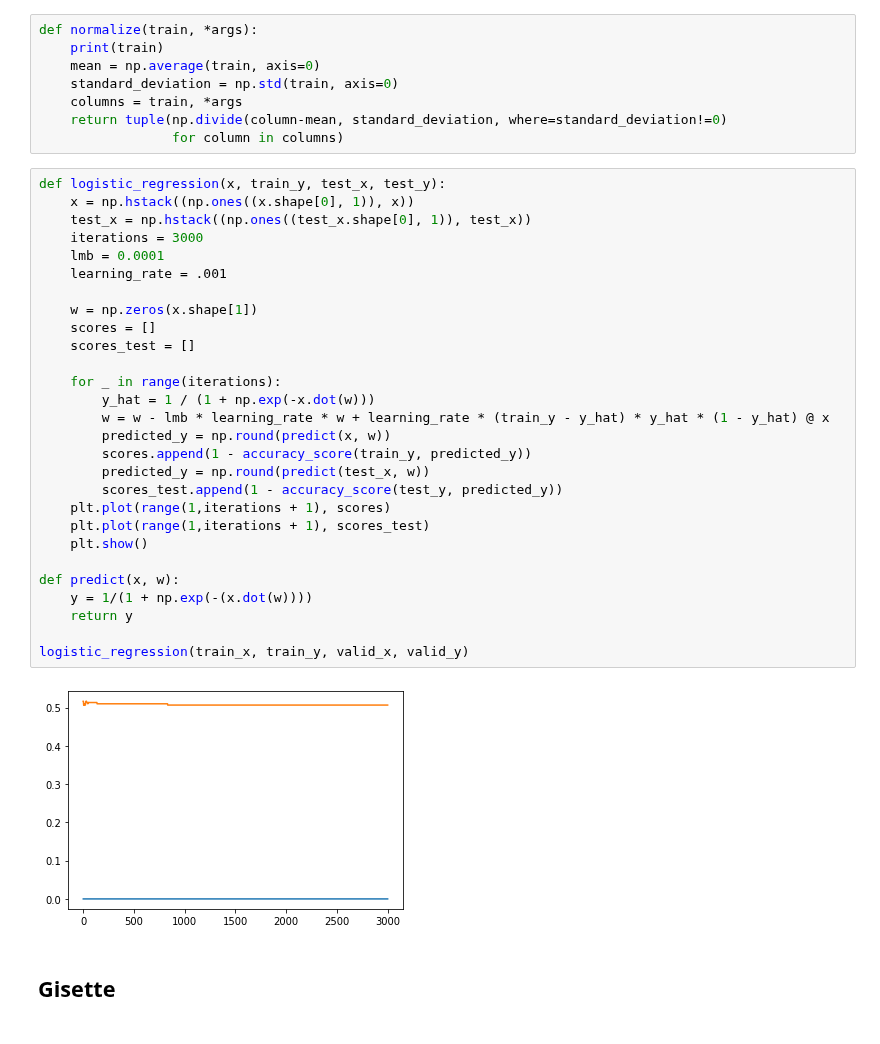
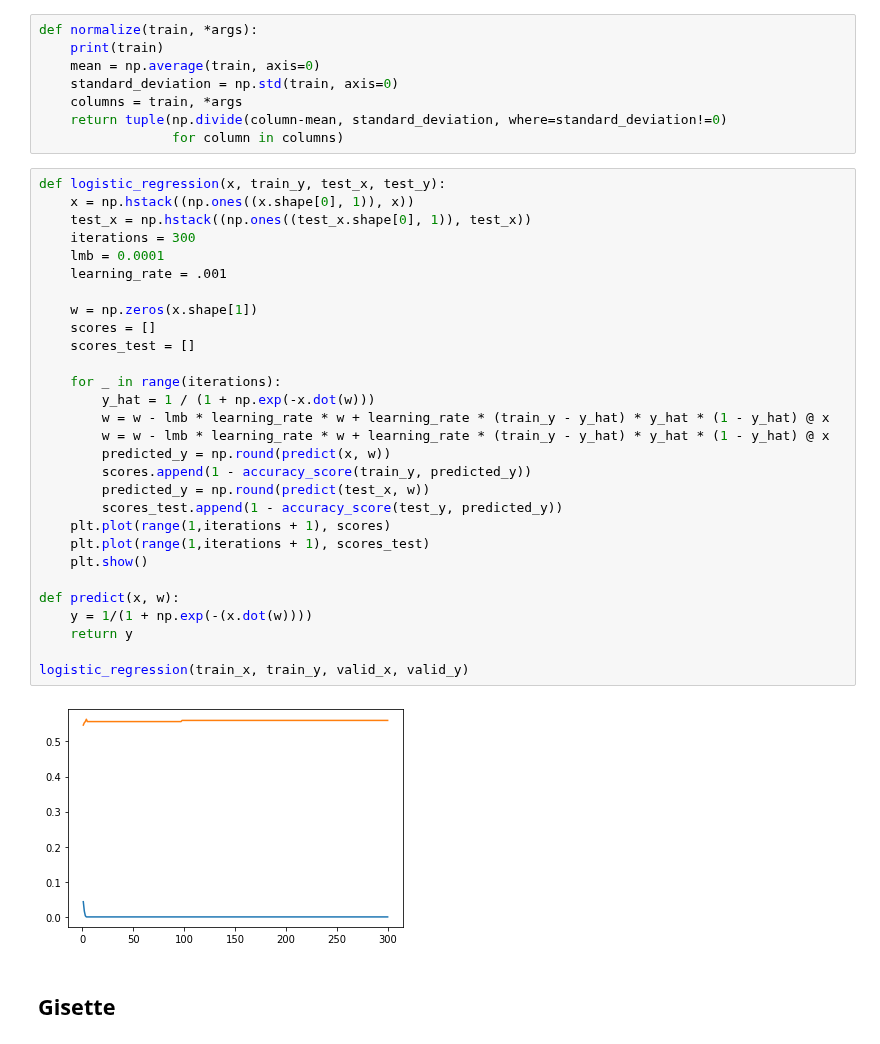
Before and after one commit to Kosaro/MachineLearningAssignments, a Jupyter notebook: Logistic Regression.ipynb, the cells around one changed output. Drawn from its saved outputs; the diff is of its cells as text.

```diff
--- a/Logistic Regression.ipynb
+++ b/Logistic Regression.ipynb
@@ -82,33 +82,34 @@ def normalize(train, *args):
 # %%
 def logistic_regression(x, train_y, test_x, test_y):
     x = np.hstack((np.ones((x.shape[0], 1)), x))
     test_x = np.hstack((np.ones((test_x.shape[0], 1)), test_x))
-    iterations = 3000
+    iterations = 300
     lmb = 0.0001
     learning_rate = .001
 
     w = np.zeros(x.shape[1])
     scores = []
     scores_test = []
 
     for _ in range(iterations):
         y_hat = 1 / (1 + np.exp(-x.dot(w)))
+        w = w - lmb * learning_rate * w + learning_rate * (train_y - y_hat) * y_hat * (1 - y_hat) @ x
         w = w - lmb * learning_rate * w + learning_rate * (train_y - y_hat) * y_hat * (1 - y_hat) @ x
         predicted_y = np.round(predict(x, w))
         scores.append(1 - accuracy_score(train_y, predicted_y))
         predicted_y = np.round(predict(test_x, w))
         scores_test.append(1 - accuracy_score(test_y, predicted_y))
     plt.plot(range(1,iterations + 1), scores)
     plt.plot(range(1,iterations + 1), scores_test)
     plt.show()
 
 def predict(x, w):
     y = 1/(1 + np.exp(-(x.dot(w))))
     return y
 
 logistic_regression(train_x, train_y, valid_x, valid_y)
 # %% [output]
-[figure, old version]
+[figure, new version]
 # %% [markdown]
 ## Gisette
 # %%
```
Also changed, not shown: parts of 7 cells of this notebook.
